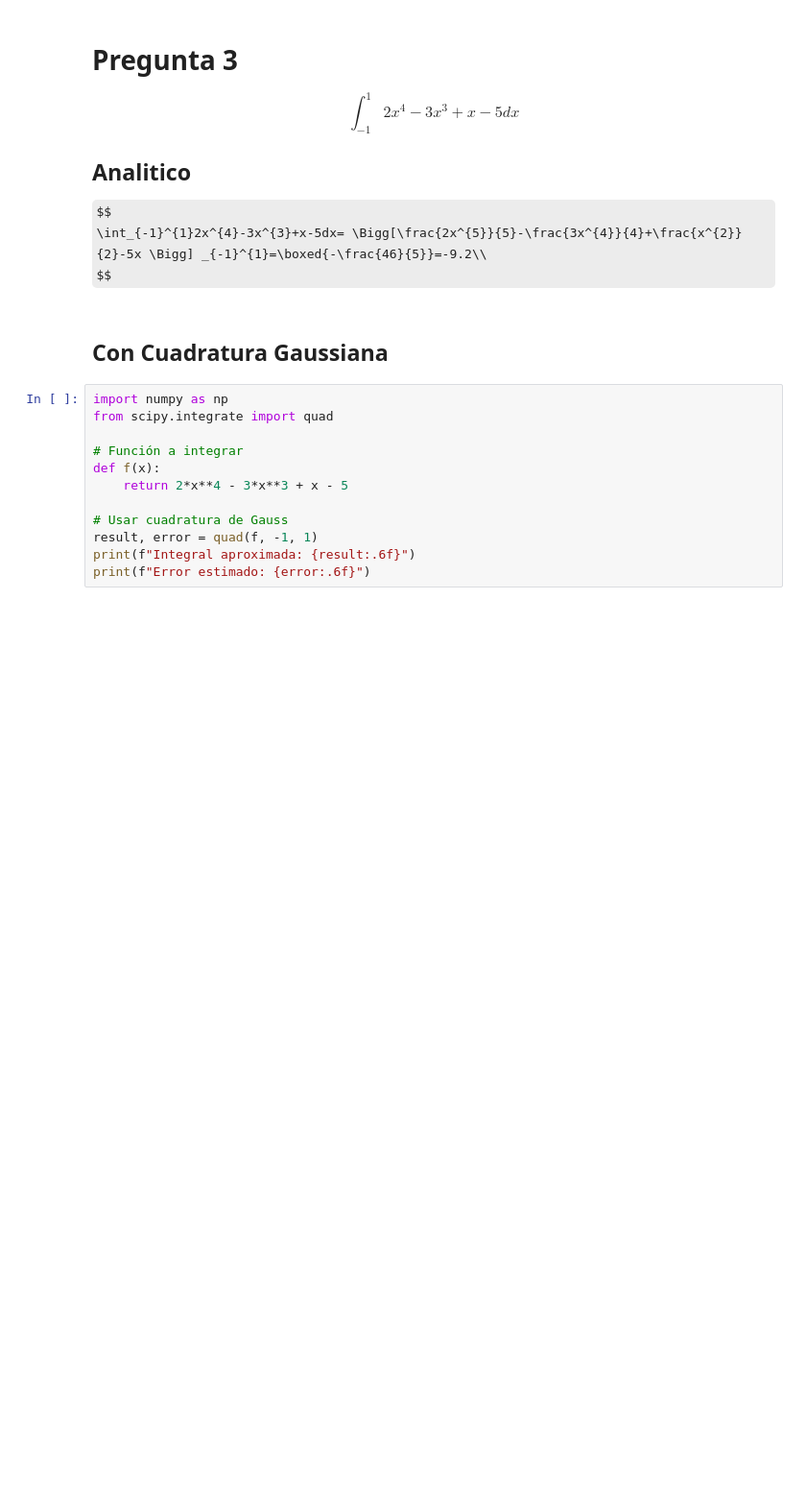
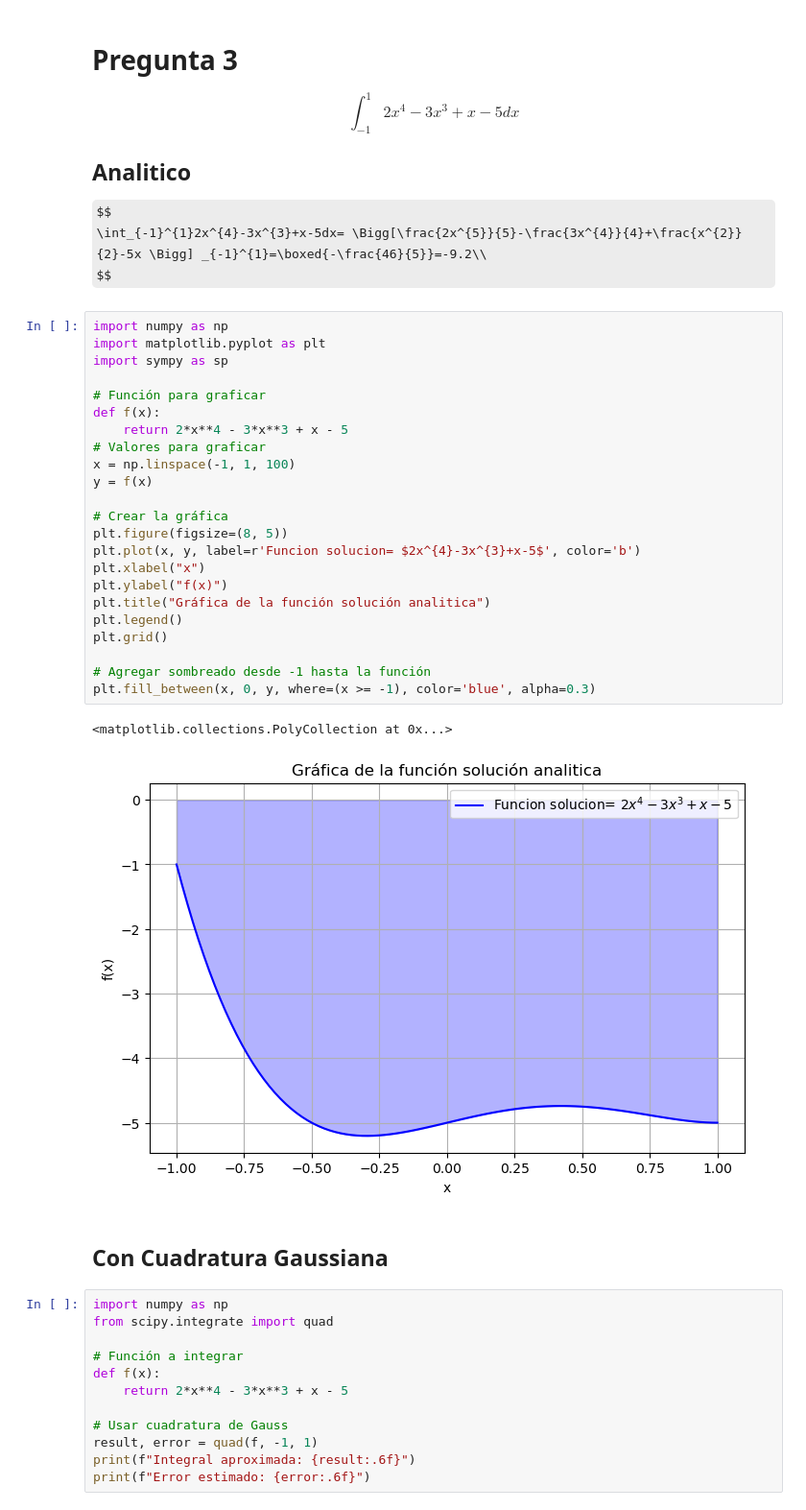
Before and after one commit to JoceLRD/Bitacora-F2003B, a Jupyter notebook: Actividades clase/Tarea 1.ipynb, the cells around one changed output. Shown at 96% size. Drawn from its saved outputs; the diff is of its cells as text; some formulas as TeX source; blank space fills up the shorter version.

Commit message:
Agregar pregunta 4 y gráficas

```diff
--- a/Actividades clase/Tarea 1.ipynb
+++ b/Actividades clase/Tarea 1.ipynb
@@ -5,6 +5,32 @@ $$\int_{-1}^{1}2x^{4}-3x^{3}+x-5dx$$
 $$
 \int_{-1}^{1}2x^{4}-3x^{3}+x-5dx= \Bigg[\frac{2x^{5}}{5}-\frac{3x^{4}}{4}+\frac{x^{2}}{2}-5x \Bigg] _{-1}^{1}=\boxed{-\frac{46}{5}}=-9.2\\
 $$
+# %%
+import numpy as np
+import matplotlib.pyplot as plt
+import sympy as sp
+
+# Función para graficar
+def f(x):
+    return 2*x**4 - 3*x**3 + x - 5
+# Valores para graficar
+x = np.linspace(-1, 1, 100)
+y = f(x)
+
+# Crear la gráfica
+plt.figure(figsize=(8, 5))
+plt.plot(x, y, label=r'Funcion solucion= $2x^{4}-3x^{3}+x-5$', color='b')
+plt.xlabel("x")
+plt.ylabel("f(x)")
+plt.title("Gráfica de la función solución analitica")
+plt.legend()
+plt.grid()
+
+# Agregar sombreado desde -1 hasta la función
+plt.fill_between(x, 0, y, where=(x >= -1), color='blue', alpha=0.3)
+# %% [output]
+<matplotlib.collections.PolyCollection at 0x...>
+[figure, added]
 # %% [markdown]
 
 ## Con Cuadratura Gaussiana
```
Also changed, not shown: parts of 7 cells of this notebook.
